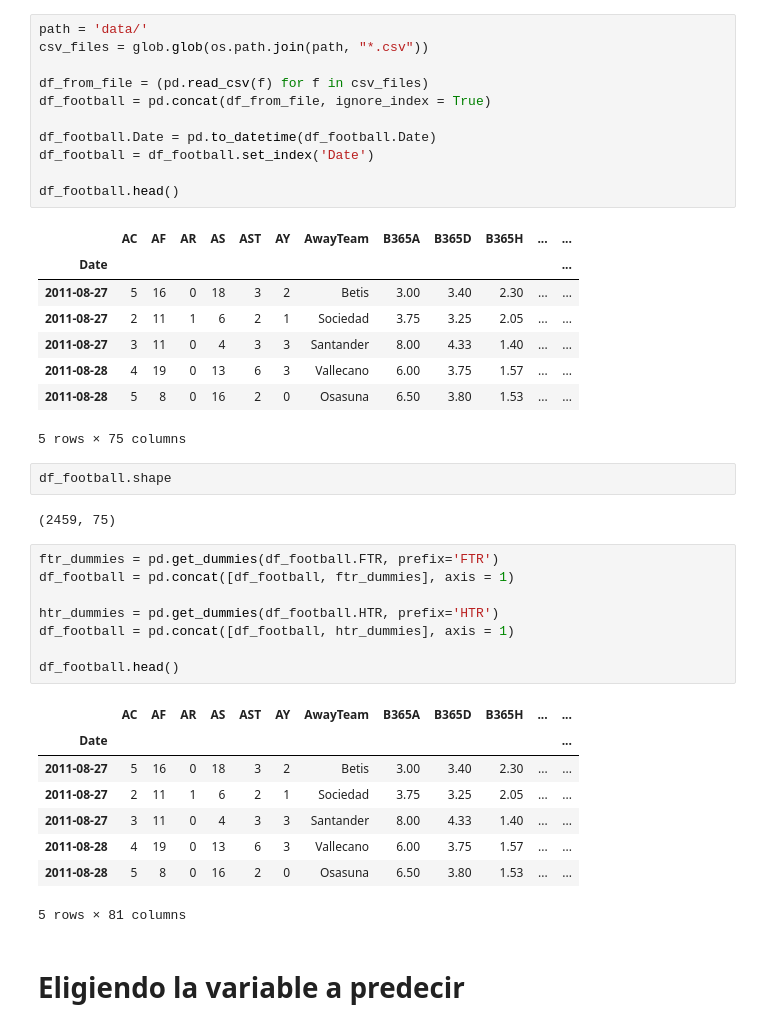
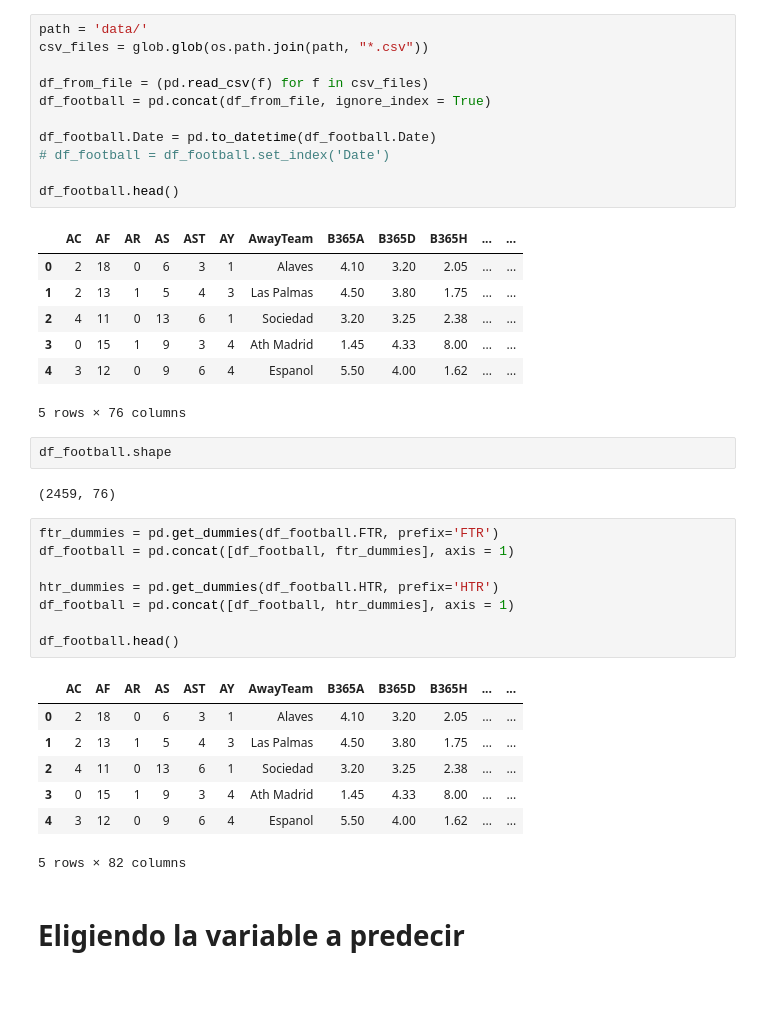
Before and after one commit to JoanMartin/UIB-MasterInBigData, a Jupyter notebook: Statistical-Learning-and-Decision-Making/football_prediction/football_prediction.ipynb, the cells around one changed output. Cells and saved outputs as stored; diff of their text form; blank space fills up the shorter version.

```diff
--- a/Statistical-Learning-and-Decision-Making/football_prediction/football_prediction.ipynb
+++ b/Statistical-Learning-and-Decision-Making/football_prediction/football_prediction.ipynb
@@ -24,27 +13,26 @@ import seaborn as sns
 # %%
 path = 'data/'
 csv_files = glob.glob(os.path.join(path, "*.csv"))
 
 df_from_file = (pd.read_csv(f) for f in csv_files)
 df_football = pd.concat(df_from_file, ignore_index = True)
 
 df_football.Date = pd.to_datetime(df_football.Date)
-df_football = df_football.set_index('Date')
+# df_football = df_football.set_index('Date')
 
 df_football.head()
 # %% [output]
 |  | AC | AF | AR | AS | AST | AY | AwayTeam | B365A | B365D | B365H | ... | ... |
-| Date |  |  |  |  |  |  |  |  |  |  |  | ... |
-| 2011-08-27 | 5 | 16 | 0 | 18 | 3 | 2 | Betis | 3.00 | 3.40 | 2.30 | ... | ... |
-| 2011-08-27 | 2 | 11 | 1 | 6 | 2 | 1 | Sociedad | 3.75 | 3.25 | 2.05 | ... | ... |
-| 2011-08-27 | 3 | 11 | 0 | 4 | 3 | 3 | Santander | 8.00 | 4.33 | 1.40 | ... | ... |
-| 2011-08-28 | 4 | 19 | 0 | 13 | 6 | 3 | Vallecano | 6.00 | 3.75 | 1.57 | ... | ... |
-| 2011-08-28 | 5 | 8 | 0 | 16 | 2 | 0 | Osasuna | 6.50 | 3.80 | 1.53 | ... | ... |
+| 0 | 2 | 18 | 0 | 6 | 3 | 1 | Alaves | 4.10 | 3.20 | 2.05 | ... | ... |
+| 1 | 2 | 13 | 1 | 5 | 4 | 3 | Las Palmas | 4.50 | 3.80 | 1.75 | ... | ... |
+| 2 | 4 | 11 | 0 | 13 | 6 | 1 | Sociedad | 3.20 | 3.25 | 2.38 | ... | ... |
+| 3 | 0 | 15 | 1 | 9 | 3 | 4 | Ath Madrid | 1.45 | 4.33 | 8.00 | ... | ... |
+| 4 | 3 | 12 | 0 | 9 | 6 | 4 | Espanol | 5.50 | 4.00 | 1.62 | ... | ... |
-5 rows × 75 columns
+5 rows × 76 columns
 # %%
 df_football.shape
 # %% [output]
-(2459, 75)
+(2459, 76)
 # %%
 ftr_dummies = pd.get_dummies(df_football.FTR, prefix='FTR')
 df_football = pd.concat([df_football, ftr_dummies], axis = 1)
@@ -55,13 +43,12 @@ df_football = pd.concat([df_football, htr_dummies], axis = 1)
 df_football.head()
 # %% [output]
 |  | AC | AF | AR | AS | AST | AY | AwayTeam | B365A | B365D | B365H | ... | ... |
-| Date |  |  |  |  |  |  |  |  |  |  |  | ... |
-| 2011-08-27 | 5 | 16 | 0 | 18 | 3 | 2 | Betis | 3.00 | 3.40 | 2.30 | ... | ... |
-| 2011-08-27 | 2 | 11 | 1 | 6 | 2 | 1 | Sociedad | 3.75 | 3.25 | 2.05 | ... | ... |
-| 2011-08-27 | 3 | 11 | 0 | 4 | 3 | 3 | Santander | 8.00 | 4.33 | 1.40 | ... | ... |
-| 2011-08-28 | 4 | 19 | 0 | 13 | 6 | 3 | Vallecano | 6.00 | 3.75 | 1.57 | ... | ... |
-| 2011-08-28 | 5 | 8 | 0 | 16 | 2 | 0 | Osasuna | 6.50 | 3.80 | 1.53 | ... | ... |
+| 0 | 2 | 18 | 0 | 6 | 3 | 1 | Alaves | 4.10 | 3.20 | 2.05 | ... | ... |
+| 1 | 2 | 13 | 1 | 5 | 4 | 3 | Las Palmas | 4.50 | 3.80 | 1.75 | ... | ... |
+| 2 | 4 | 11 | 0 | 13 | 6 | 1 | Sociedad | 3.20 | 3.25 | 2.38 | ... | ... |
+| 3 | 0 | 15 | 1 | 9 | 3 | 4 | Ath Madrid | 1.45 | 4.33 | 8.00 | ... | ... |
+| 4 | 3 | 12 | 0 | 9 | 6 | 4 | Espanol | 5.50 | 4.00 | 1.62 | ... | ... |
-5 rows × 81 columns
+5 rows × 82 columns
 # %% [markdown]
 # Eligiendo la variable a predecir
 # %%
```
Also changed, not shown: parts of 22 cells of this notebook.
